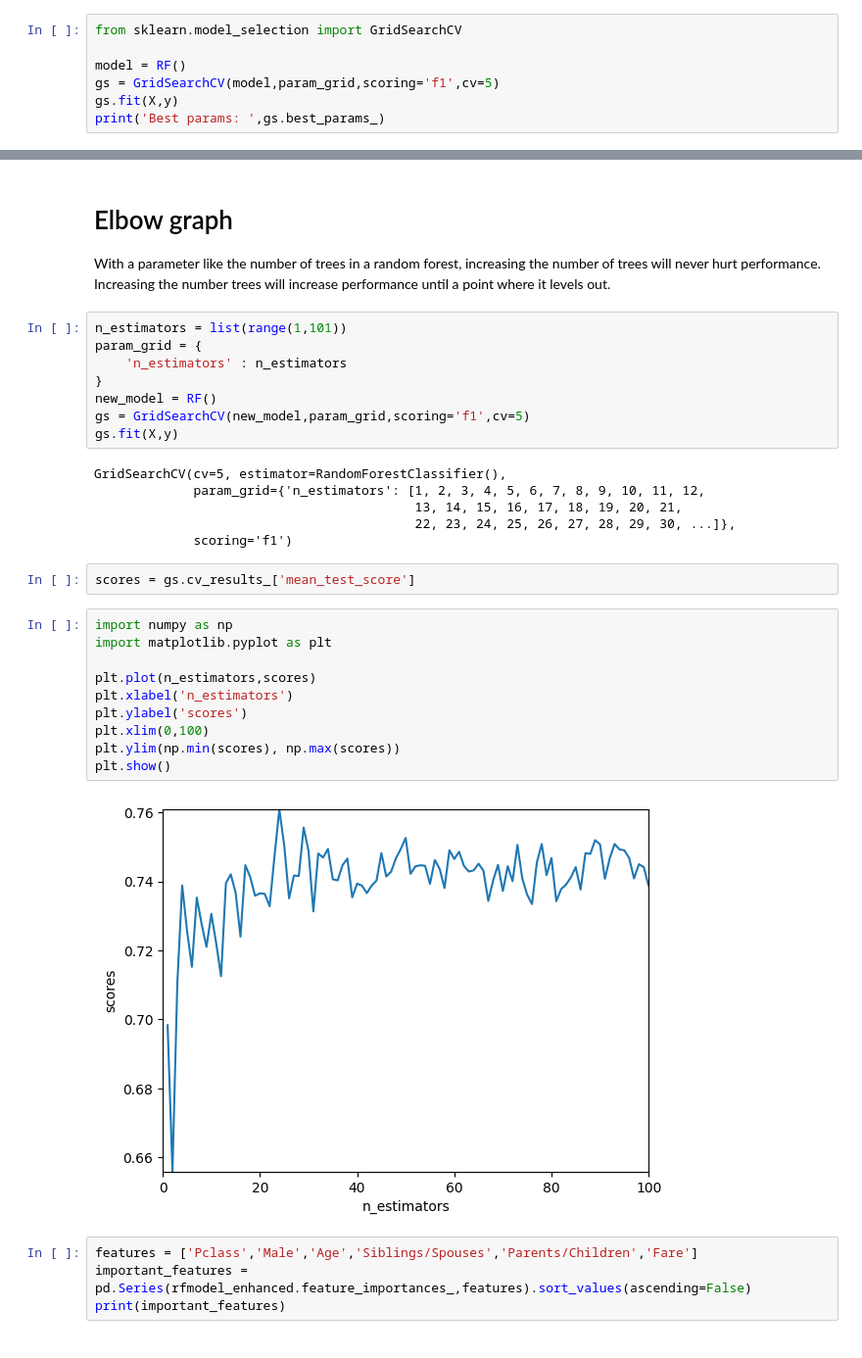
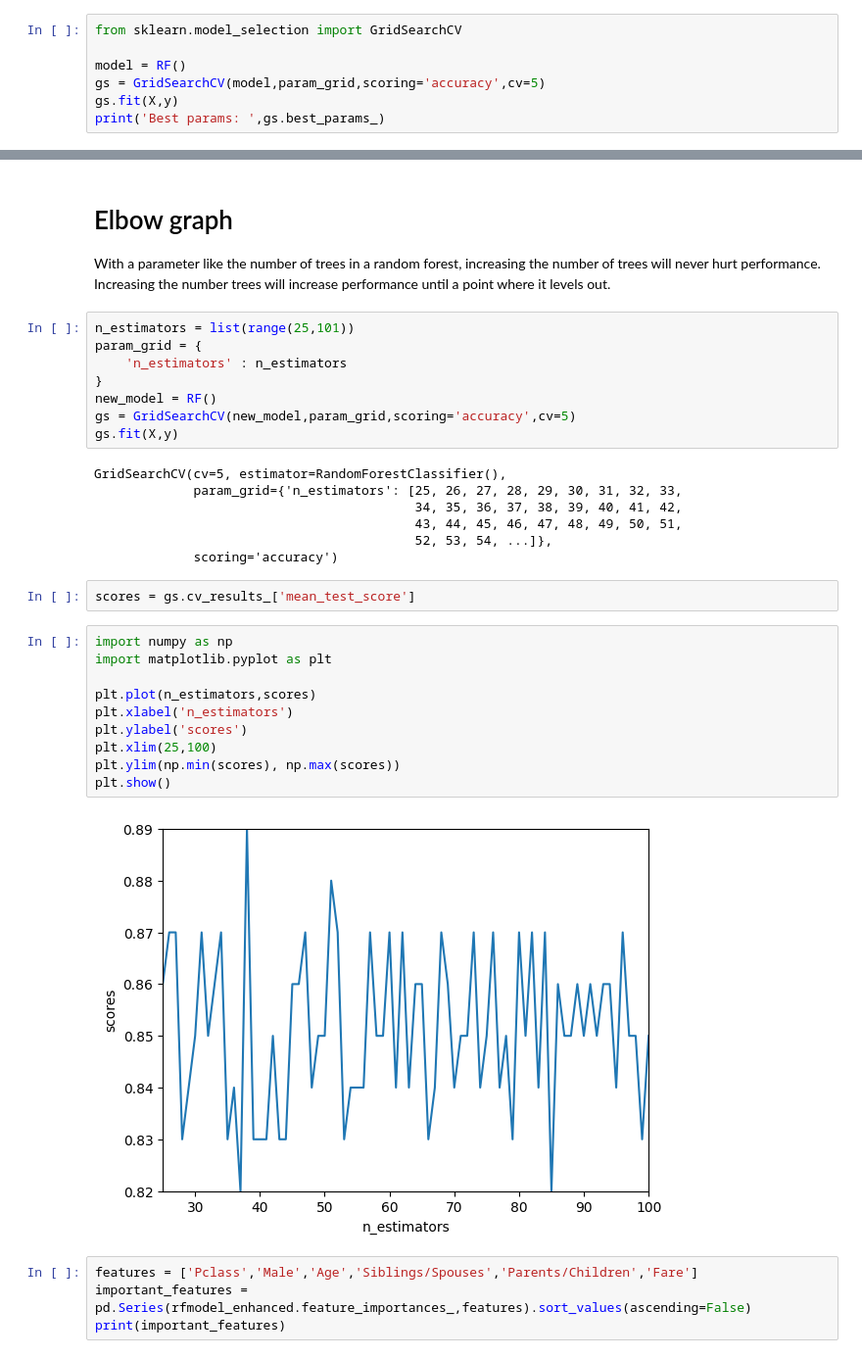
Before and after one commit to mdjannatulnayem/asl-workshops-ml, a Jupyter notebook: Day5/Day5.ipynb, the cells around one changed output, grey strips where cells are left out. Shown at 98% size. Drawn from its saved outputs; the diff is of its cells as text.

```diff
--- a/Day5/Day5.ipynb
+++ b/Day5/Day5.ipynb
@@ -52,7 +53,7 @@ param_grid = {
 from sklearn.model_selection import GridSearchCV
 
 model = RF()
-gs = GridSearchCV(model,param_grid,scoring='f1',cv=5)
+gs = GridSearchCV(model,param_grid,scoring='accuracy',cv=5)
 gs.fit(X,y)
 print('Best params: ',gs.best_params_)
 # %% [output]
@@ -67,33 +68,34 @@ print(rfmodel_enhanced.score(X_test,y_test))
 # Elbow graph
 With a parameter like the number of trees in a random forest, increasing the number of trees will never hurt performance. Increasing the number trees will increase performance until a point where it levels out.
 # %%
-n_estimators = list(range(1,101))
+n_estimators = list(range(25,101))
 param_grid = {
     'n_estimators' : n_estimators
 }
 new_model = RF()
-gs = GridSearchCV(new_model,param_grid,scoring='f1',cv=5)
+gs = GridSearchCV(new_model,param_grid,scoring='accuracy',cv=5)
 gs.fit(X,y)
 # %% [output]
 GridSearchCV(cv=5, estimator=RandomForestClassifier(),
-             param_grid={'n_estimators': [1, 2, 3, 4, 5, 6, 7, 8, 9, 10, 11, 12,
-                                          13, 14, 15, 16, 17, 18, 19, 20, 21,
-                                          22, 23, 24, 25, 26, 27, 28, 29, 30, ...]},
-             scoring='f1')
+             param_grid={'n_estimators': [25, 26, 27, 28, 29, 30, 31, 32, 33,
+                                          34, 35, 36, 37, 38, 39, 40, 41, 42,
+                                          43, 44, 45, 46, 47, 48, 49, 50, 51,
+                                          52, 53, 54, ...]},
+             scoring='accuracy')
 # %%
 scores = gs.cv_results_['mean_test_score']
 # %%
 import numpy as np
 import matplotlib.pyplot as plt
 
 plt.plot(n_estimators,scores)
 plt.xlabel('n_estimators')
 plt.ylabel('scores')
-plt.xlim(0,100)
+plt.xlim(25,100)
 plt.ylim(np.min(scores), np.max(scores))
 plt.show()
 # %% [output]
-[figure, old version]
+[figure, new version]
 # %%
 features = ['Pclass','Male','Age','Siblings/Spouses','Parents/Children','Fare']
 important_features = pd.Series(rfmodel_enhanced.feature_importances_,features).sort_values(ascending=False)
```
Also changed, not shown: parts of 6 cells of this notebook.
